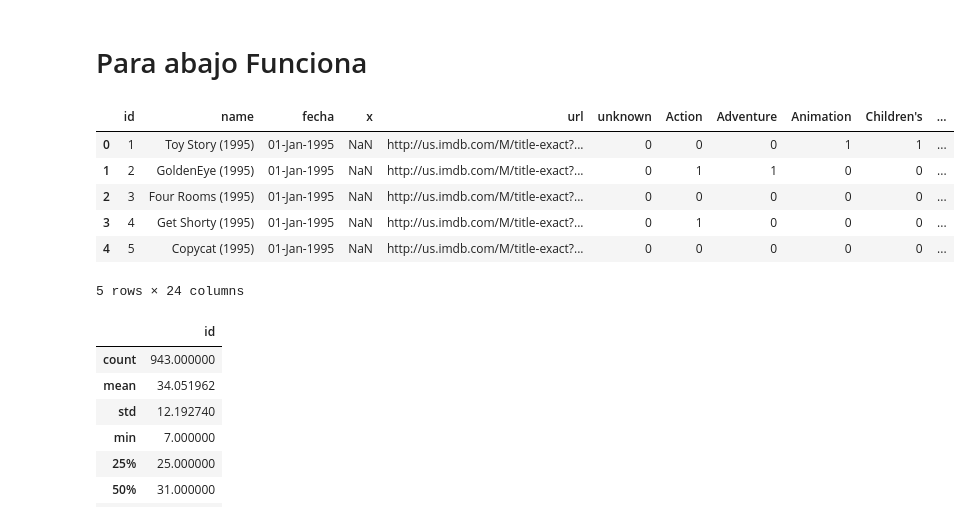
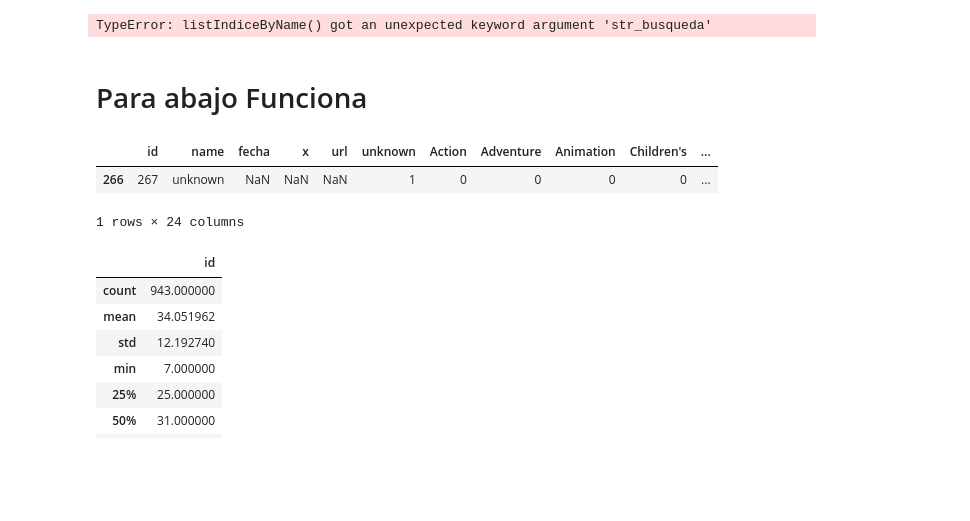
Before and after one commit to luispandolfi/DeepLearning2023_TP2_Gr1, a Jupyter notebook: Test_OpenSearch.ipynb, the cells around one changed output. Cells and saved outputs as stored; diff of their text form; code cells hidden in the pictures; blank space fills up the shorter version.

Commit message:
Notebook para carga en OpenSearch

```diff
--- a/Test_OpenSearch.ipynb
+++ b/Test_OpenSearch.ipynb
@@ -89,3 +25,9 @@ connection.load_Opensearch(df_peliculas_idx, df_usuarios_idx, movie_embeddings_m
+# %%
+
+#Movie.search(using=client).count()
+connection.listIndiceByName(str_busqueda="mov*")
+# %% [output]
+TypeError: listIndiceByName() got an unexpected keyword argument 'str_busqueda'
 # %% [markdown]
 # Para abajo Funciona
 # %%
@@ -101,19 +43,15 @@ df_users = pd.read_csv('./ml-100k/u.user', sep='|',  names=['id', 'gender', 'ocu
 # %%
 header = ['id', 'name', 'fecha', 'x',
               'url', 'unknown', 'Action', 'Adventure', 'Animation',
               "Children's", 'Comedy', 'Crime', 'Documentary', 'Drama', 'Fantasy',
               'Film-Noir', 'Horror', 'Musical', 'Mystery', 'Romance', 'Sci-Fi',
               'Thriller', 'War', 'Western']
 df_movies = pd.read_csv('./ml-100k/u.item', sep='|', encoding = "ISO-8859-1", names=header)
-df_movies.head()
+df_movies.query("id == 267")
 # %% [output]
 |  | id | name | fecha | x | url | unknown | Action | Adventure | Animation | Children's | ... |
-| 0 | 1 | Toy Story (1995) | 01-Jan-1995 | NaN | http://us.imdb.com/M/title-exact?... | 0 | 0 | 0 | 1 | 1 | ... |
-| 1 | 2 | GoldenEye (1995) | 01-Jan-1995 | NaN | http://us.imdb.com/M/title-exact?... | 0 | 1 | 1 | 0 | 0 | ... |
-| 2 | 3 | Four Rooms (1995) | 01-Jan-1995 | NaN | http://us.imdb.com/M/title-exact?... | 0 | 0 | 0 | 0 | 0 | ... |
-| 3 | 4 | Get Shorty (1995) | 01-Jan-1995 | NaN | http://us.imdb.com/M/title-exact?... | 0 | 1 | 0 | 0 | 0 | ... |
-| 4 | 5 | Copycat (1995) | 01-Jan-1995 | NaN | http://us.imdb.com/M/title-exact?... | 0 | 0 | 0 | 0 | 0 | ... |
+| 266 | 267 | unknown | NaN | NaN | NaN | 1 | 0 | 0 | 0 | 0 | ... |
-5 rows × 24 columns
+1 rows × 24 columns
 # %%
 pd.DataFrame(df_users).describe()
 # %% [output]
```
Also changed, not shown: parts of 17 cells of this notebook.
